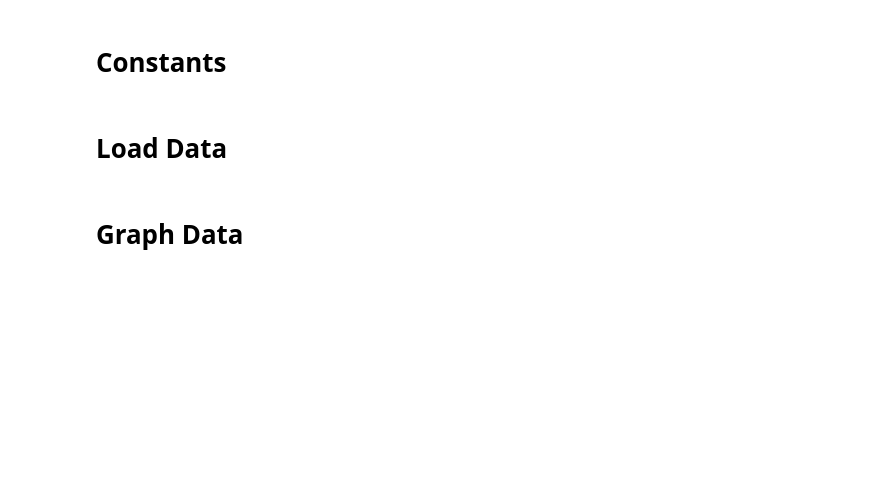
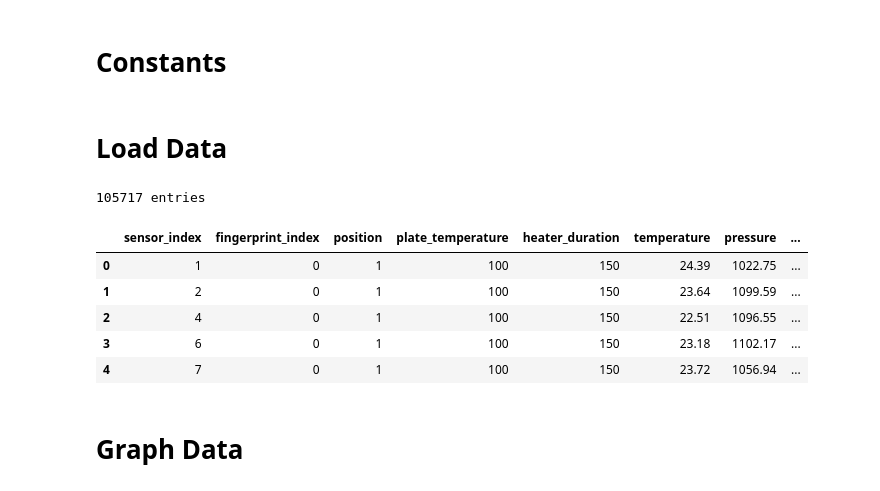
Before and after one commit to lucwl/olfactml, a Jupyter notebook: notebooks/mlp2.ipynb, the cells around one changed output. Drawn from its saved outputs; the diff is of its cells as text; code cells hidden in the pictures; blank space fills up the shorter version.

```diff
--- a/notebooks/mlp2.ipynb
+++ b/notebooks/mlp2.ipynb
@@ -26,19 +42,33 @@ FILES = [
 # %%
 import pandas as pd
 import os
 
 dfs = []
-for file in os.listdir("../data/custom"):
-    if file not in FILES: continue
 
-    df = pd.read_csv(f"../data/custom/{file}")
-    dfs.append(df)
+for folder in os.listdir("../data/dataset"):
+    if '.' in folder: continue
+
+
+    for file in os.listdir(f"../data/dataset/{folder}"):
+        if not file.endswith(".csv"): continue
+
+        df = pd.read_csv(f"../data/dataset/{folder}/{file}")
+        dfs.append(df)
+
 
 NUM_CLASSES = len(dfs)
 
 data = pd.concat(dfs)
 print(len(data), "entries")
 data.head()
+# %% [output]
+105717 entries
+|  | sensor_index | fingerprint_index | position | plate_temperature | heater_duration | temperature | pressure | ... |
+| 0 | 1 | 0 | 1 | 100 | 150 | 24.39 | 1022.75 | ... |
+| 1 | 2 | 0 | 1 | 100 | 150 | 23.64 | 1099.59 | ... |
+| 2 | 4 | 0 | 1 | 100 | 150 | 22.51 | 1096.55 | ... |
+| 3 | 6 | 0 | 1 | 100 | 150 | 23.18 | 1102.17 | ... |
+| 4 | 7 | 0 | 1 | 100 | 150 | 23.72 | 1056.94 | ... |
 # %% [markdown]
 # Graph Data
 # %%
```
Also changed, not shown: parts of 13 cells of this notebook, 9 other files.
